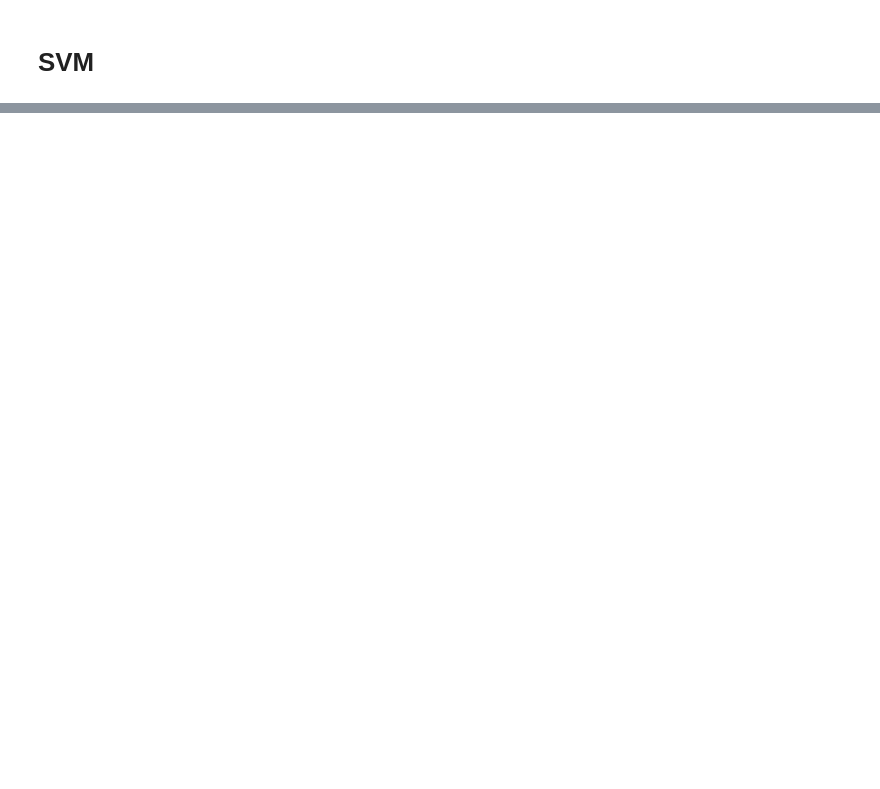
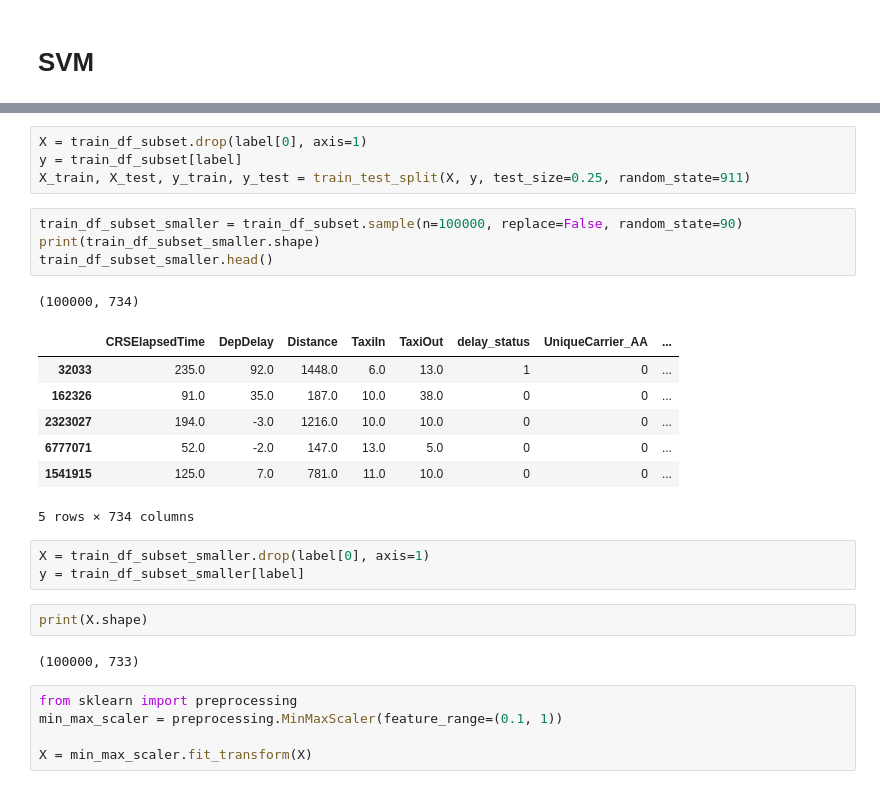
Before and after one commit to vantuan5644/MachineLearningCourse, a Jupyter notebook: Airline_Arrivals.ipynb, the cells around one changed output, grey strips where cells are left out. Cells and saved outputs as stored; diff of their text form; blank space fills up the shorter version.

```diff
--- a/Airline_Arrivals.ipynb
+++ b/Airline_Arrivals.ipynb
@@ -1114,0 +1228,29 @@ print('F1_score =', f1_score(y_true, y_pred, average='binary'))
+# %%
+X = train_df_subset.drop(label[0], axis=1)
+y = train_df_subset[label]
+X_train, X_test, y_train, y_test = train_test_split(X, y, test_size=0.25, random_state=911)
+# %%
+train_df_subset_smaller = train_df_subset.sample(n=100000, replace=False, random_state=90)
+print(train_df_subset_smaller.shape)
+train_df_subset_smaller.head()
+# %% [output]
+(100000, 734)
+|  | CRSElapsedTime | DepDelay | Distance | TaxiIn | TaxiOut | delay_status | UniqueCarrier_AA | ... |
+| 32033 | 235.0 | 92.0 | 1448.0 | 6.0 | 13.0 | 1 | 0 | ... |
+| 162326 | 91.0 | 35.0 | 187.0 | 10.0 | 38.0 | 0 | 0 | ... |
+| 2323027 | 194.0 | -3.0 | 1216.0 | 10.0 | 10.0 | 0 | 0 | ... |
+| 6777071 | 52.0 | -2.0 | 147.0 | 13.0 | 5.0 | 0 | 0 | ... |
+| 1541915 | 125.0 | 7.0 | 781.0 | 11.0 | 10.0 | 0 | 0 | ... |
+5 rows × 734 columns
+# %%
+X = train_df_subset_smaller.drop(label[0], axis=1)
+y = train_df_subset_smaller[label]
+# %%
+print(X.shape)
+# %% [output]
+(100000, 733)
+# %%
+from sklearn import preprocessing
+min_max_scaler = preprocessing.MinMaxScaler(feature_range=(0.1, 1))
+
+X = min_max_scaler.fit_transform(X)
```
Also changed, not shown: parts of 23 cells of this notebook.
